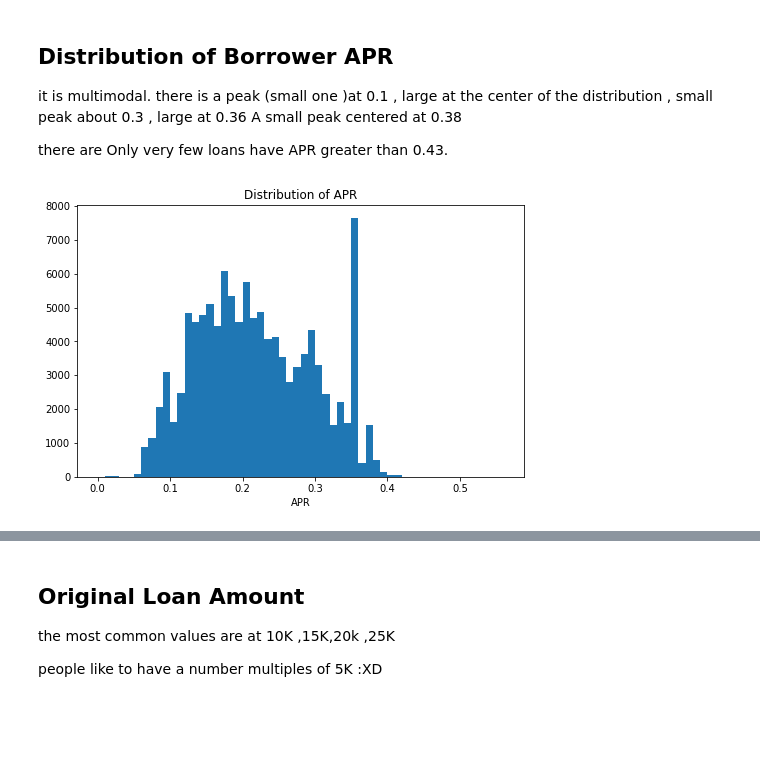
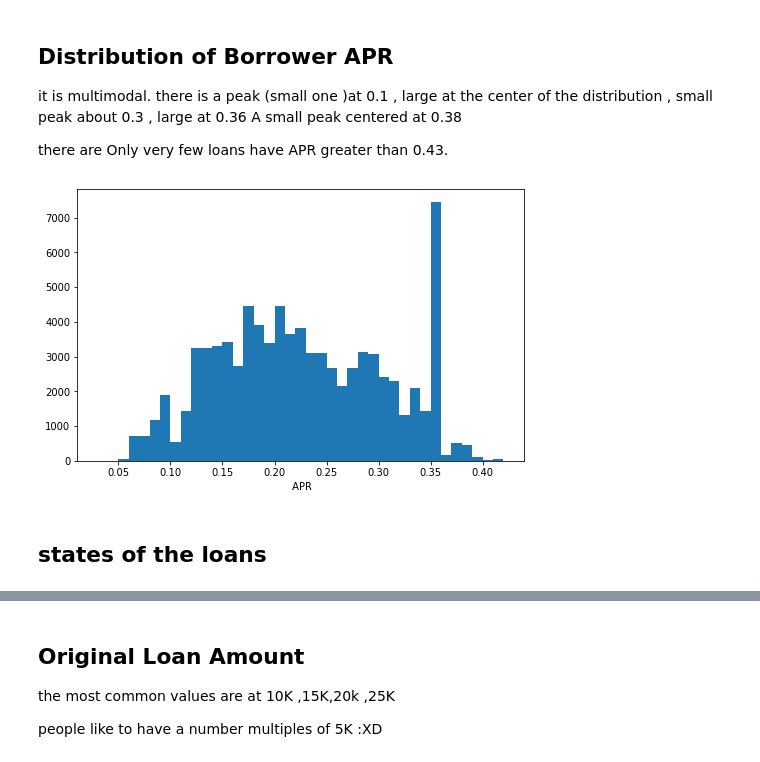
Before and after one commit to sayedmohamedscu/loan_udacity_advanced_Data_analysis, a Jupyter notebook: slide_deck.ipynb, the cells around one changed output, grey strips where cells are left out. Drawn from its saved outputs; the diff is of its cells as text; code cells hidden in the pictures; blank space fills up the shorter version.

```diff
--- a/slide_deck.ipynb
+++ b/slide_deck.ipynb
@@ -25,15 +23,13 @@ warnings.simplefilter("ignore")
 # %%
 df = pd.read_csv('prosperLoanData.csv')
-cols = ['LoanOriginalAmount', 'BorrowerAPR', 'StatedMonthlyIncome', 'Term', 'ProsperRating (Alpha)', 'EmploymentStatus']
-sub_df = df[cols]
+colus = ['BorrowerState','LoanOriginalAmount', 'EmploymentStatus','BorrowerAPR', 'StatedMonthlyIncome', 'Term', 'ProsperRating (Alpha)']
+sub_df = df[colus]
 sub_df = sub_df[~sub_df.BorrowerAPR.isna()]
-sub_df = sub_df[sub_df.StatedMonthlyIncome<=30000]
+sub_df = sub_df[~sub_df.BorrowerState.isna()]
+sub_df=sub_df.dropna(subset=['ProsperRating (Alpha)'])
+sub_df = sub_df[sub_df.StatedMonthlyIncome<=25000]
 rate_order = ['HR','E','D','C','B','A','AA']
-ordered_var = pd.api.types.CategoricalDtype(ordered = True,categories = rate_order)
-sub_df['ProsperRating (Alpha)'] = sub_df['ProsperRating (Alpha)'].astype(ordered_var)
 
-emp_order = ['Employed','Self-employed','Full-time','Part-time','Retired','Other','Not employed', 'Not available']
-ordered_var = pd.api.types.CategoricalDtype(ordered = True,categories = emp_order)
-sub_df['EmploymentStatus'] = sub_df['EmploymentStatus'].astype(ordered_var)
+
 sub_df.shape
 # %% [output]
@@ -45,10 +41,11 @@ it is multimodal. there is a peak (small one )at 0.1 , large at the center of th
 
 there are Only very few loans have APR greater than 0.43.
 # %%
-bins = np.arange(0, sub_df.BorrowerAPR.max()+0.05, 0.01)
+bins = np.arange(0.03, 0.42395, 0.01)
 plt.figure(figsize=[8, 5])
-plt.hist(data = sub_df, x = 'BorrowerAPR', bins = bins);
-plt.xlabel('APR');
-plt.title('Distribution of APR');
+plt.hist(sub_df.BorrowerAPR, bins = bins);
+plt.xlabel(' APR');
 # %% [output]
-[figure, old version]
+[figure, new version]
+# %% [markdown]
+## states of the loans
```
Also changed, not shown: parts of 12 cells of this notebook, 9 other files.
